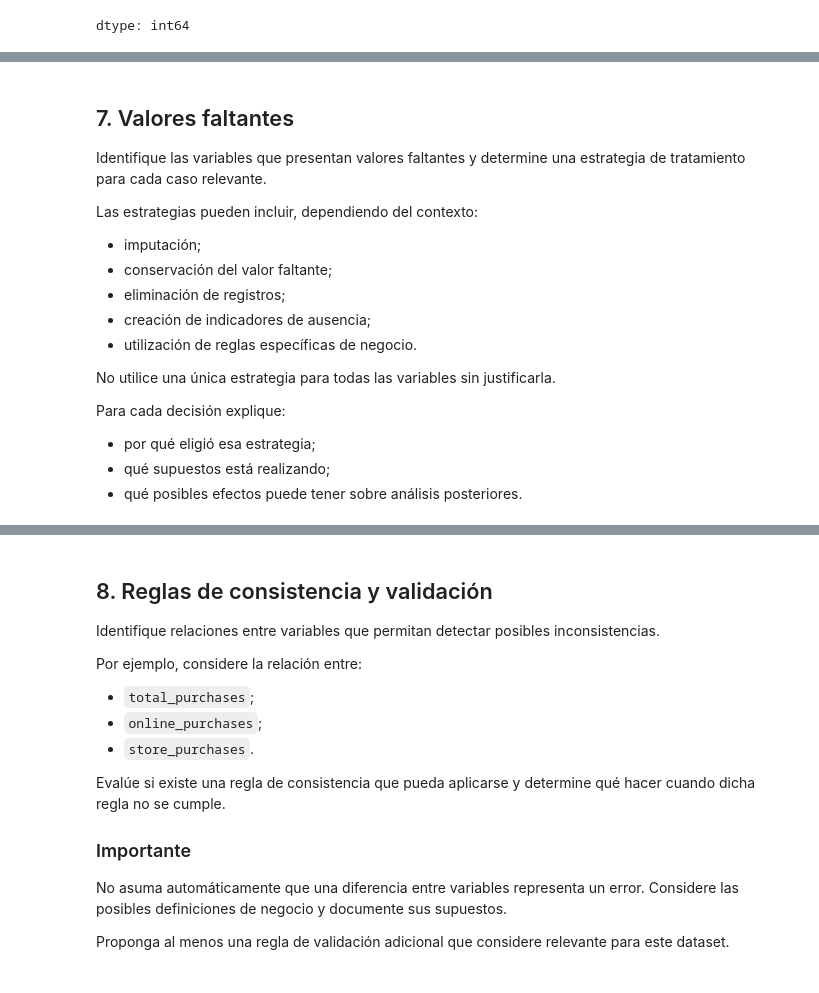
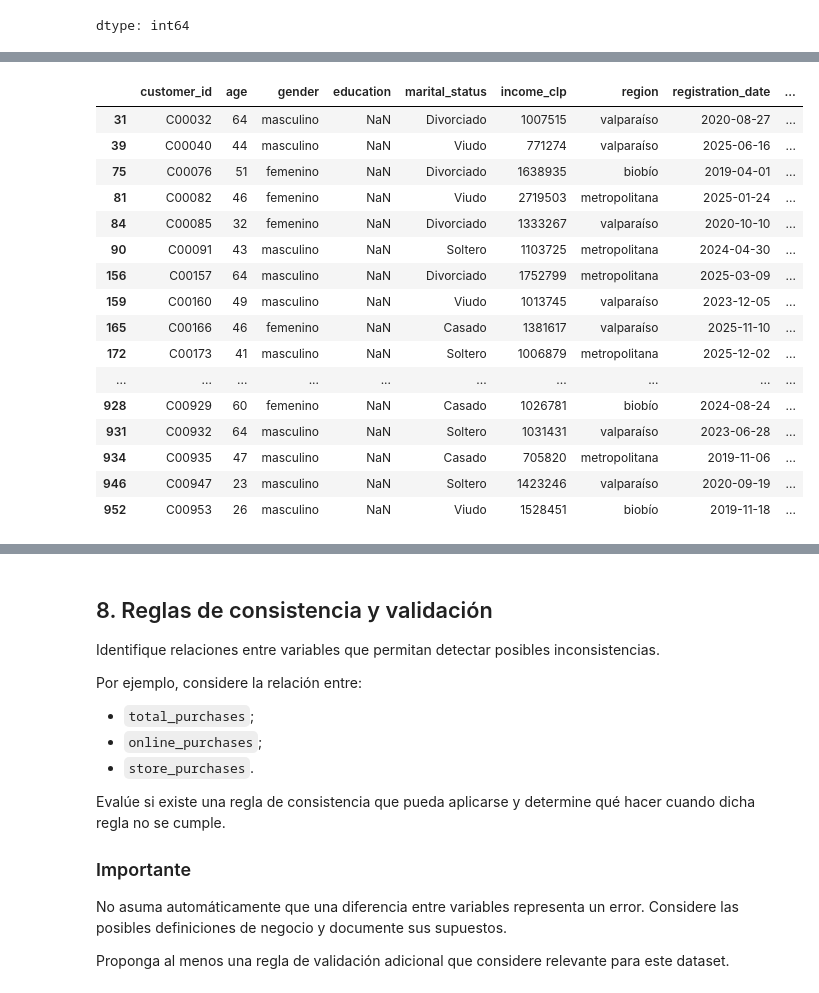
Before and after one commit to fernandouribeu/analisis_datos, a Jupyter notebook: Laboratorio_2_Notebook_Template.ipynb, the cells around one changed output, grey strips where cells are left out. Saved outputs shown, nothing was run; the diff lists cells and outputs as text; code cells hidden in the pictures.

```diff
--- a/Laboratorio_2_Notebook_Template.ipynb
+++ b/Laboratorio_2_Notebook_Template.ipynb
@@ -322,3 +321,7 @@ df_trabajo = df_trabajo.drop_duplicates().copy()
 df_trabajo.duplicated().sum()
 # %% [output]
 np.int64(0)
+# %%
+# Convertir a entero preservando valores nulos (NaN)
+df_trabajo['income_clp'] = df_trabajo['income_clp'].round().astype('Int64')
+df.head()
@@ -409,0 +488,7 @@ dtype: int64
+# %%
+# Reemplazar valores NaN en income por la media calculada en los casos que se sabe la education del cleinte
+# Redondear y convertir el mapeo a Int64 antes de rellenar
+valores_imputacion = df_trabajo['education'].map(income_mean).round().astype('Int64')
+
+# Se completan los campos NAN
+df_trabajo['income_clp'] = df_trabajo['income_clp'].fillna(valores_imputacion)
@@ -410,3 +513,7 @@ dtype: int64
+# %%
+# Completar datos de satifación usando la meadiana de los valores
+mediana_satisfaccion = df_trabajo['satisfaction_score'].median()
+df_trabajo['satisfaction_score'] = df_trabajo['satisfaction_score'].fillna(mediana_satisfaccion)
 # %%
 df_trabajo.info()
 # %% [output]
@@ -442,3 +536,0 @@ dtype: float64
-# %%
-#Reemplazar valores NaN en income por la media calculada en los casos que se sabe la education del cleinte
-df_trabajo['income_clp'] = df_trabajo['income_clp'].fillna(df_trabajo['education'].map(income_mean))
@@ -479,20 +536,0 @@ Después de transformar los datos:
-# %% [markdown]
-## 7. Valores faltantes
-
-Identifique las variables que presentan valores faltantes y determine una estrategia de tratamiento para cada caso relevante.
-
-Las estrategias pueden incluir, dependiendo del contexto:
-
-- imputación;
-- conservación del valor faltante;
-- eliminación de registros;
-- creación de indicadores de ausencia;
-- utilización de reglas específicas de negocio.
-
-No utilice una única estrategia para todas las variables sin justificarla.
-
-Para cada decisión explique:
-
-- por qué eligió esa estrategia;
-- qué supuestos está realizando;
-- qué posibles efectos puede tener sobre análisis posteriores.
@@ -500,0 +537,20 @@ Para cada decisión explique:
+# %%
+df_trabajo[df_trabajo['education'].isna()]
+# %% [output]
+|  | customer_id | age | gender | education | marital_status | income_clp | region | registration_date | ... |
+| 31 | C00032 | 64 | masculino | NaN | Divorciado | 1007515 | valparaíso | 2020-08-27 | ... |
+| 39 | C00040 | 44 | masculino | NaN | Viudo | 771274 | valparaíso | 2025-06-16 | ... |
+| 75 | C00076 | 51 | femenino | NaN | Divorciado | 1638935 | biobío | 2019-04-01 | ... |
+| 81 | C00082 | 46 | femenino | NaN | Viudo | 2719503 | metropolitana | 2025-01-24 | ... |
+| 84 | C00085 | 32 | femenino | NaN | Divorciado | 1333267 | valparaíso | 2020-10-10 | ... |
+| 90 | C00091 | 43 | masculino | NaN | Soltero | 1103725 | metropolitana | 2024-04-30 | ... |
+| 156 | C00157 | 64 | masculino | NaN | Divorciado | 1752799 | metropolitana | 2025-03-09 | ... |
+| 159 | C00160 | 49 | masculino | NaN | Viudo | 1013745 | valparaíso | 2023-12-05 | ... |
+| 165 | C00166 | 46 | femenino | NaN | Casado | 1381617 | valparaíso | 2025-11-10 | ... |
+| 172 | C00173 | 41 | masculino | NaN | Soltero | 1006879 | metropolitana | 2025-12-02 | ... |
+| ... | ... | ... | ... | ... | ... | ... | ... | ... | ... |
+| 928 | C00929 | 60 | femenino | NaN | Casado | 1026781 | biobío | 2024-08-24 | ... |
+| 931 | C00932 | 64 | masculino | NaN | Soltero | 1031431 | valparaíso | 2023-06-28 | ... |
+| 934 | C00935 | 47 | masculino | NaN | Casado | 705820 | metropolitana | 2019-11-06 | ... |
+| 946 | C00947 | 23 | masculino | NaN | Soltero | 1423246 | valparaíso | 2020-09-19 | ... |
+| 952 | C00953 | 26 | masculino | NaN | Viudo | 1528451 | biobío | 2019-11-18 | ... |
```
Also changed, not shown: parts of 40 cells of this notebook.
